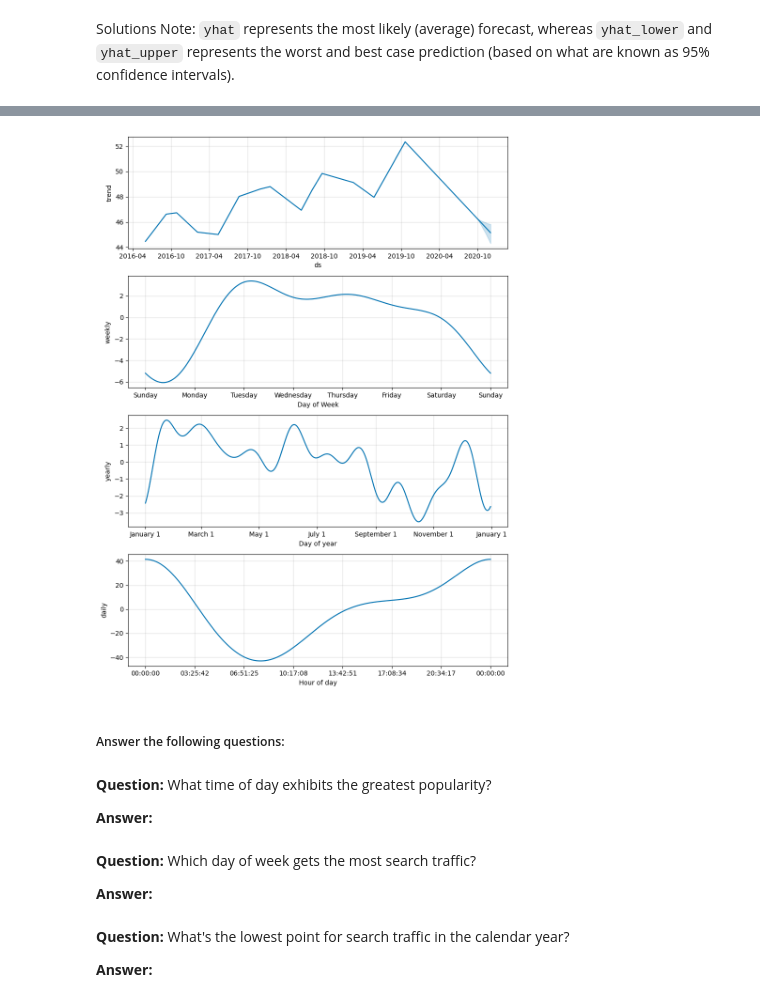
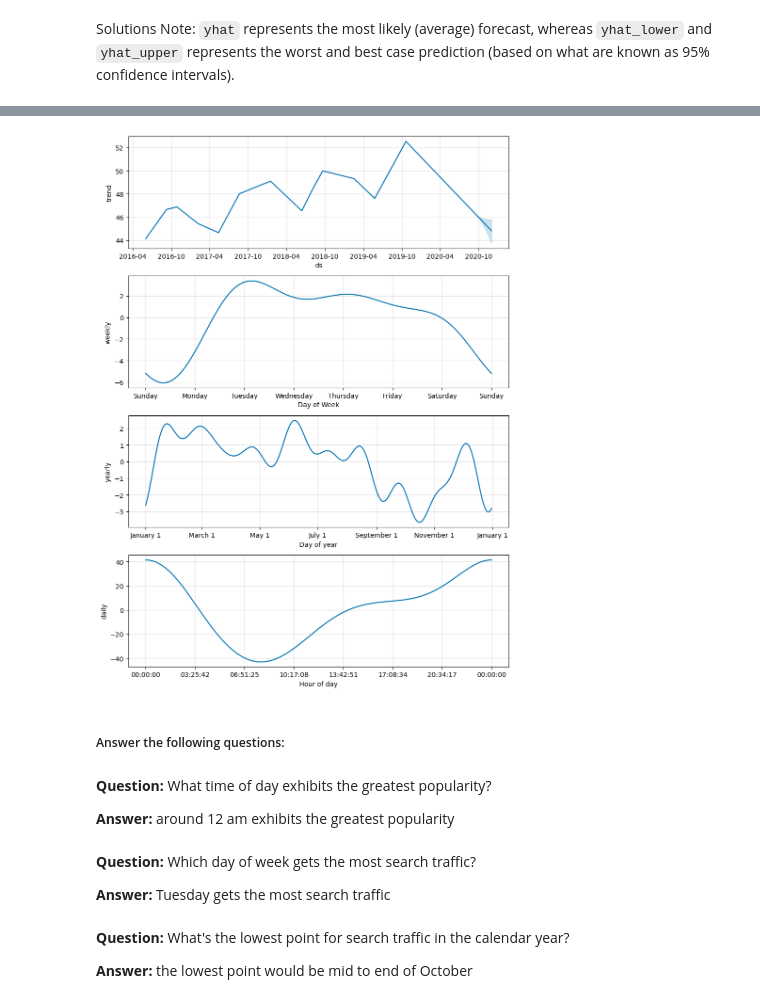
Before and after one commit to Kaidon04/prophet-challenge, a Jupyter notebook: forecasting_net_prophet.ipynb, the cells around one changed output, grey strips where cells are left out. Saved outputs shown, nothing was run; the diff lists cells and outputs as text; code cells hidden in the pictures.

```diff
--- a/forecasting_net_prophet.ipynb
+++ b/forecasting_net_prophet.ipynb
@@ -462,8 +462,10 @@ model.plot(forecast_mercado_trends)
 * What's the lowest point for search traffic in the calendar year?
 # %%
 # Set the index in the forecast_mercado_trends DataFrame to the ds datetime column
-
+forecast_mercado_trends.set_index('ds')
 
 # View the only the yhat,yhat_lower and yhat_upper columns from the DataFrame
+forecast_yhat_df = forecast_mercado_trends[['yhat', 'yhat_lower', 'yhat_upper']]
+forecast_yhat_df.head(5)
 # %% [output]
 |  | yhat | yhat_lower | yhat_upper |
@@ -484,22 +486,22 @@ Solutions Note: `yhat` represents the most likely (average) forecast, whereas `y
 # %%
 # Reset the index in the forecast_mercado_trends DataFrame
-
+forecast_mercado_trends.reset_index()
 
 # Use the plot_components function to visualize the forecast results
-# for the forecast_canada DataFrame
+figures = model.plot_components(forecast_mercado_trends)
 # %% [output]
-[figure, old version]
+[figure, new version]
 # %% [markdown]
 ##### Answer the following questions:
 # %% [markdown]
 **Question:** What time of day exhibits the greatest popularity?
 
-**Answer:**
+**Answer:** around 12 am exhibits the greatest popularity
 # %% [markdown]
 **Question:** Which day of week gets the most search traffic?
 
-**Answer:**
+**Answer:** Tuesday gets the most search traffic
 # %% [markdown]
 **Question:** What's the lowest point for search traffic in the calendar year?
 
-**Answer:**
+**Answer:** the lowest point would be mid to end of October
```
Also changed, not shown: parts of 3 cells of this notebook.
